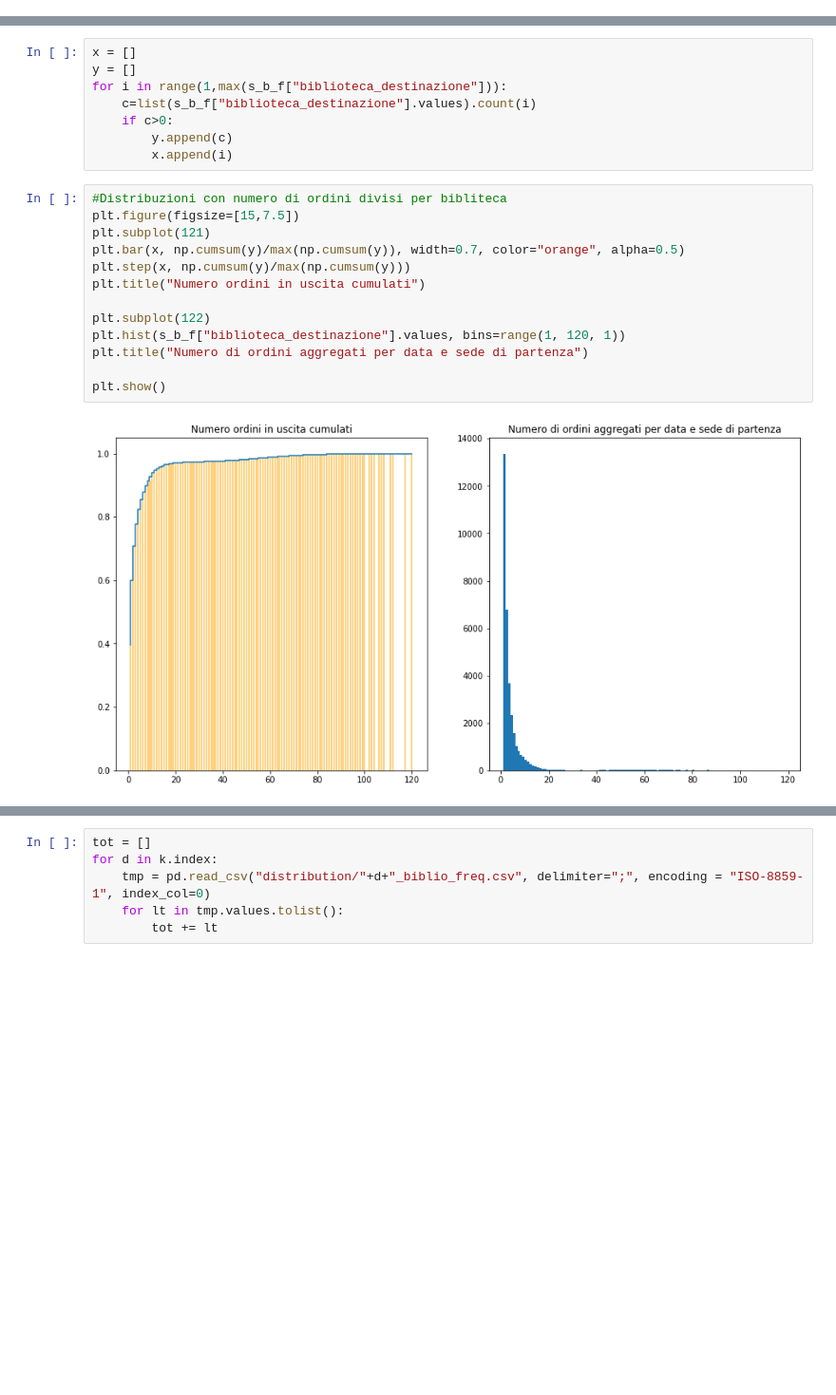
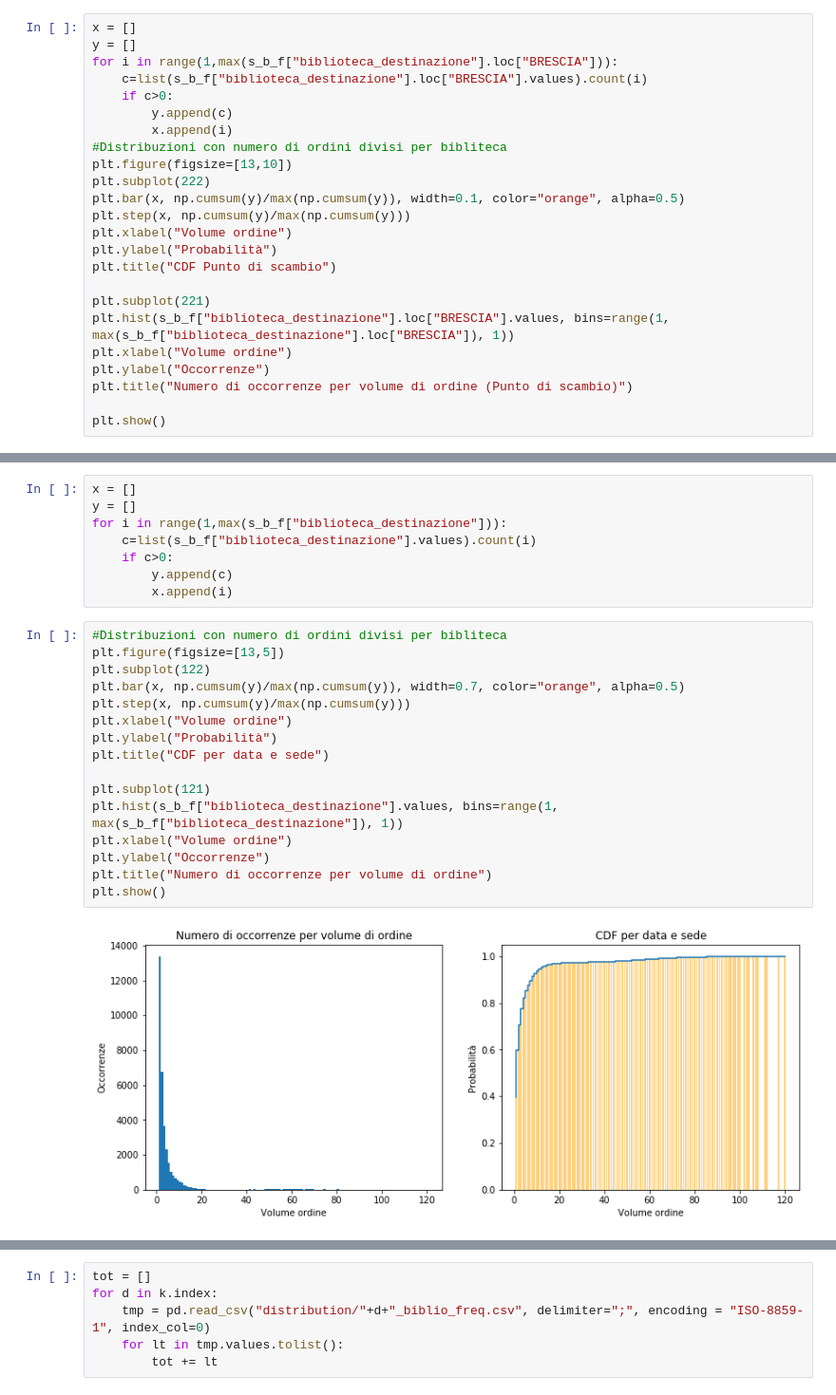
Before and after one commit to MassimoCavagna/Bachelor-Thesis, a Jupyter notebook: Dati/explorative_analysis/Distribution_analysis.ipynb, the cells around one changed output, grey strips where cells are left out. Shown: that part at 95% size. Drawn from its saved outputs; the diff is of its cells as text; blank space fills up the shorter version.

Commit message:
comparison chart layout

```diff
--- a/Dati/explorative_analysis/Distribution_analysis.ipynb
+++ b/Dati/explorative_analysis/Distribution_analysis.ipynb
@@ -192,0 +247,24 @@ array([1, 3, 1, ..., 1, 3, 2], dtype=int64)
+# %%
+x = []
+y = []
+for i in range(1,max(s_b_f["biblioteca_destinazione"].loc["BRESCIA"])):
+    c=list(s_b_f["biblioteca_destinazione"].loc["BRESCIA"].values).count(i)
+    if c>0:
+        y.append(c)
+        x.append(i)
+#Distribuzioni con numero di ordini divisi per bibliteca
+plt.figure(figsize=[13,10])
+plt.subplot(222)
+plt.bar(x, np.cumsum(y)/max(np.cumsum(y)), width=0.1, color="orange", alpha=0.5)
+plt.step(x, np.cumsum(y)/max(np.cumsum(y)))
+plt.xlabel("Volume ordine")
+plt.ylabel("Probabilità")
+plt.title("CDF Punto di scambio")
+
+plt.subplot(221)
+plt.hist(s_b_f["biblioteca_destinazione"].loc["BRESCIA"].values, bins=range(1, max(s_b_f["biblioteca_destinazione"].loc["BRESCIA"]), 1))
+plt.xlabel("Volume ordine")
+plt.ylabel("Occorrenze")
+plt.title("Numero di occorrenze per volume di ordine (Punto di scambio)")
+
+plt.show()
@@ -200,16 +280,19 @@ for i in range(1,max(s_b_f["biblioteca_destinazione"])):
         x.append(i)
 # %%
 #Distribuzioni con numero di ordini divisi per bibliteca
-plt.figure(figsize=[15,7.5])
-plt.subplot(121)
+plt.figure(figsize=[13,5])
+plt.subplot(122)
 plt.bar(x, np.cumsum(y)/max(np.cumsum(y)), width=0.7, color="orange", alpha=0.5)
 plt.step(x, np.cumsum(y)/max(np.cumsum(y)))
-plt.title("Numero ordini in uscita cumulati")
+plt.xlabel("Volume ordine")
+plt.ylabel("Probabilità")
+plt.title("CDF per data e sede")
 
-plt.subplot(122)
-plt.hist(s_b_f["biblioteca_destinazione"].values, bins=range(1, 120, 1))
-plt.title("Numero di ordini aggregati per data e sede di partenza")
-
+plt.subplot(121)
+plt.hist(s_b_f["biblioteca_destinazione"].values, bins=range(1, max(s_b_f["biblioteca_destinazione"]), 1))
+plt.xlabel("Volume ordine")
+plt.ylabel("Occorrenze")
+plt.title("Numero di occorrenze per volume di ordine")
 plt.show()
 # %% [output]
-[figure, old version]
+[figure, new version]
```
Also changed, not shown: parts of 31 cells of this notebook, 3 other files.
